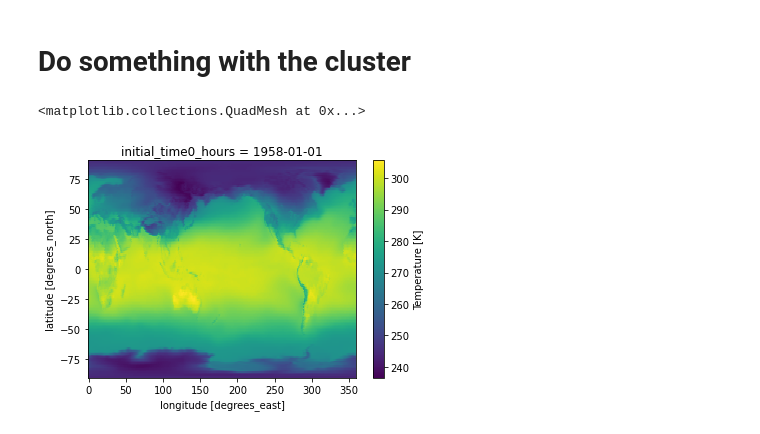
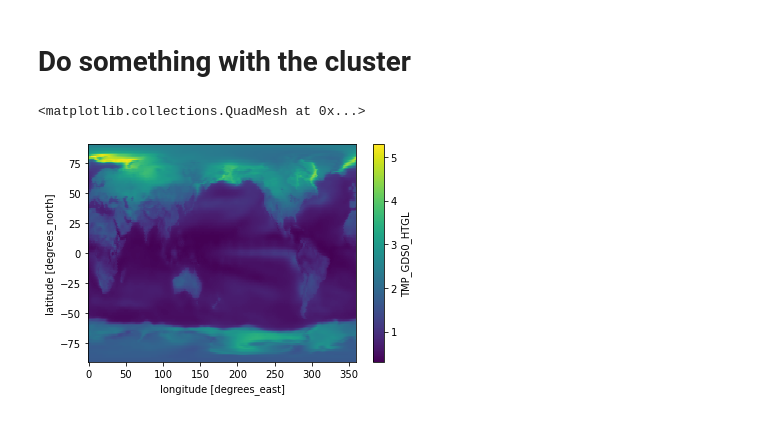
Before and after one commit to csiro-dcfp/pangeo_hpc, a Jupyter notebook: notebooks/run_dask-jobqueue_Gadi.ipynb, the cells around one changed output. Cells and saved outputs as stored; diff of their text form; code cells hidden in the pictures.

```diff
--- a/notebooks/run_dask-jobqueue_Gadi.ipynb
+++ b/notebooks/run_dask-jobqueue_Gadi.ipynb
@@ -29,11 +29,17 @@ client
 # %%
 test = xr.open_zarr('/g/data/v14/ds0092/data/ZARR/csiro-dcfp-jra55/surface_month.zarr.zip',
                     consolidated=True)
-# %%
-test['TMP_GDS0_HTGL'].isel(initial_time0_hours=0).plot()
-# %% [output]
-<matplotlib.collections.QuadMesh at 0x...>
-[figure, removed]
+# %%
+# Get the monthly anomalies of temperature
+anom = test['TMP_GDS0_HTGL'].groupby(
+    'initial_time0_hours.month').apply(
+    lambda x: x - x.mean('initial_time0_hours'))
+# %%
+# Plot the standard deviation of the anomalies
+anom.std('initial_time0_hours').plot()
+# %% [output]
+<matplotlib.collections.QuadMesh at 0x...>
+[figure, added]
 # %%
 cluster.close()
 client.close()
```
Also changed, not shown: parts of 1 cell of this notebook.
